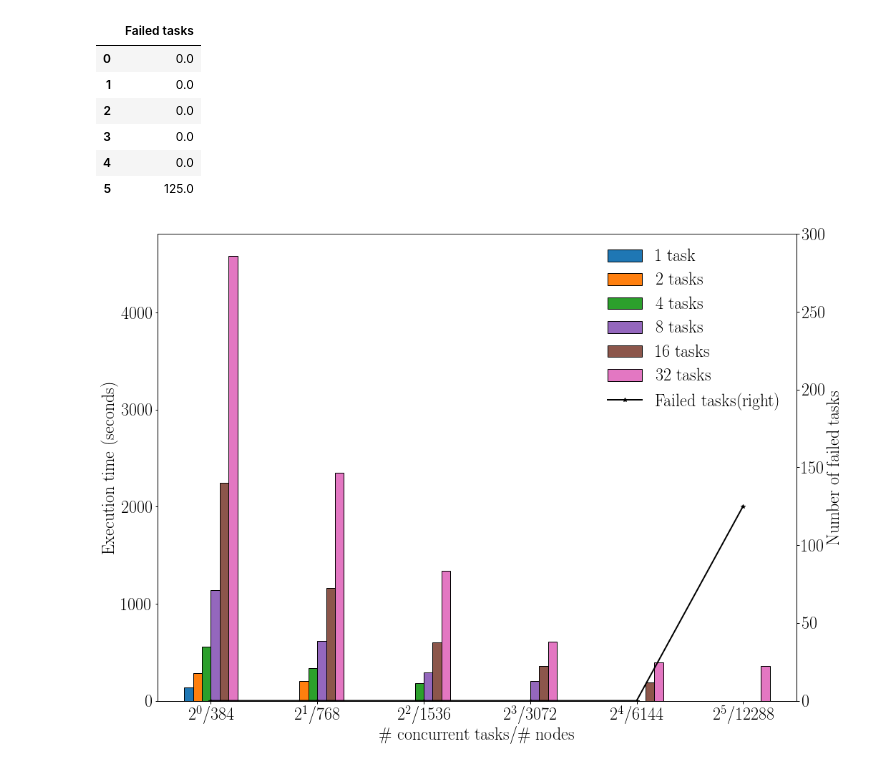
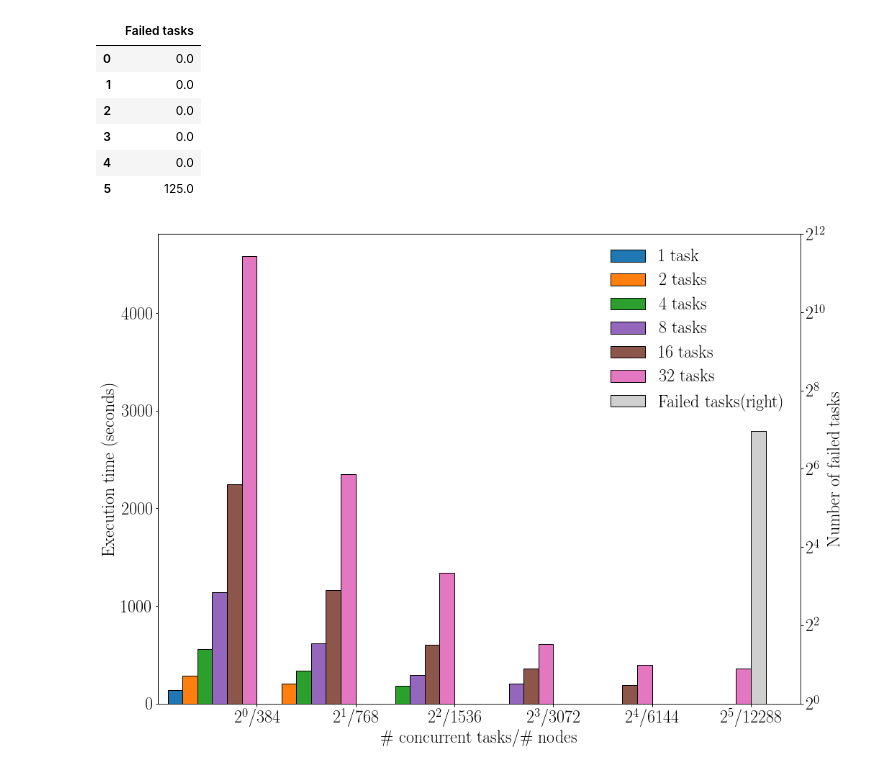
Before and after one commit to radical-experiments/entk-experiments, a Jupyter notebook: specfem/notebook/plotme.ipynb, the cells around one changed output. Cells and saved outputs as stored; diff of their text form; code cells hidden in the pictures.

Commit message:
changing pu plot based on suggestions

```diff
--- a/specfem/notebook/plotme.ipynb
+++ b/specfem/notebook/plotme.ipynb
@@ -305,50 +305,56 @@ Failed tasks:
 # %%
 fig, ax = fig_setup()
 
-
-ax2 = df_failed.plot(kind='line',
+width=0.15
+ax2 = df_failed.plot(kind='bar',
              ax=ax,
              fontsize=FONTSIZE,
-             marker = '*',
-             color = ['black'],
+            width=width,
+             color = [tableau20[24]],
              legend=False,
-             secondary_y=True
+            position=0,
+             secondary_y=True,
             )
 
 ax1 = df_exec.plot(kind='bar',
              ax=ax,
+            width=6*width,
              fontsize=FONTSIZE,
             legend=False,
+                   position=1,
              color = [tableau20[0],tableau20[2],tableau20[4],tableau20[8],tableau20[10],tableau20[12]],
                    rot=0
 #              title=  'Execution time when running the forward simulations using EnTK\n'+
 #                      'Workflow: 1 Pipeline, 1 Stage per Pipeline and [1,2,4,8,16,32] Tasks per Stage \n'+
 #                      'Resource: X*384 GPUs on ORNL.Titan, '+
 #                      'GPUs per Task: 384 \n' +
 #                      'Task kernel = specfem'
         )
 
 
 
 
 
-ax.set_xlabel('\# concurrent tasks/\# nodes', fontsize=FONTSIZE)
-ax.set_ylabel('Execution time (seconds)', fontsize=FONTSIZE)
+ax1.set_xlabel('\# concurrent tasks/\# nodes', fontsize=FONTSIZE)
+ax1.set_ylabel('Execution time (seconds)', fontsize=FONTSIZE)
+ax2.set_yscale('log', basey=2)
+#ax2.set_yticks([1,2,3,4,5,6,7])
 
 xlabels = ['\(2^%s\)/%s'%(int(log(x,2)),x*384) for x in concurrency]
 ax1.set_xticklabels(xlabels)
-ax2.set_ylim(0,300)
+ax2.set_ylim(1,4096)
 ax2.set_ylabel('Number of failed tasks')
+plt.gca().set_xlim([-1.,5.5])
 
 
 h1, l1 = ax1.get_legend_handles_labels()
 h2, l2 = ax2.get_legend_handles_labels()
 labels = ['%s task'%l1[0]] + ['%s tasks'%l for l in l1[1:]] + [str(l2[0]) + '(right)']
 handles = h1 + h2
 plt.legend(handles,labels,fontsize=FONTSIZE, loc='upper right')
 
 
 fig.savefig('../plots/specfem_exec_time_varying_concurrency_titan_without_title.pdf', dpi=100, bbox_inches='tight')
 fig.savefig('../plots/specfem_exec_time_varying_concurrency_titan_without_title.png', dpi=100, bbox_inches='tight')
 # %% [output]
-[figure, old version]
+[figure, new version]
```
Also changed, not shown: 2 other files.
